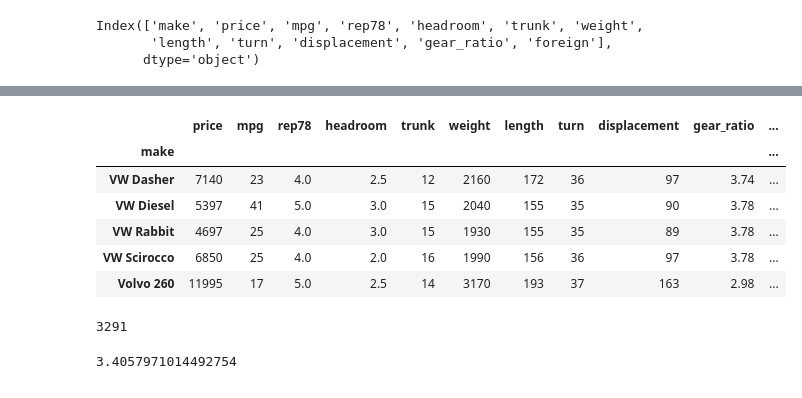
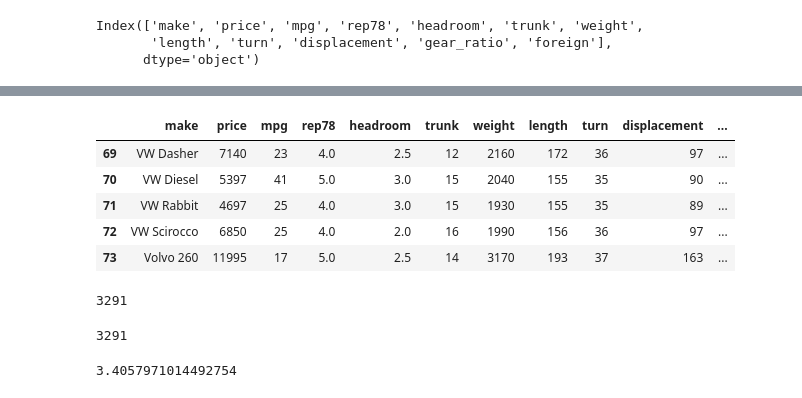
Before and after one commit to mydam169/Python-Bootcamp---ENS-PS, a Jupyter notebook: Python_Bootcamp_ENS_PS.ipynb, the cells around one changed output, grey strips where cells are left out. Saved outputs shown, nothing was run; the diff lists cells and outputs as text; code cells hidden in the pictures.

```diff
--- a/Python_Bootcamp_ENS_PS.ipynb
+++ b/Python_Bootcamp_ENS_PS.ipynb
@@ -1499,13 +1524,12 @@ df1.head()
 # %%
 # Print the last five rows
-df1.tail()
+df.tail()
 # %% [output]
-|  | price | mpg | rep78 | headroom | trunk | weight | length | turn | displacement | gear_ratio | ... |
-| make |  |  |  |  |  |  |  |  |  |  | ... |
-| VW Dasher | 7140 | 23 | 4.0 | 2.5 | 12 | 2160 | 172 | 36 | 97 | 3.74 | ... |
-| VW Diesel | 5397 | 41 | 5.0 | 3.0 | 15 | 2040 | 155 | 35 | 90 | 3.78 | ... |
-| VW Rabbit | 4697 | 25 | 4.0 | 3.0 | 15 | 1930 | 155 | 35 | 89 | 3.78 | ... |
-| VW Scirocco | 6850 | 25 | 4.0 | 2.0 | 16 | 1990 | 156 | 36 | 97 | 3.78 | ... |
-| Volvo 260 | 11995 | 17 | 5.0 | 2.5 | 14 | 3170 | 193 | 37 | 163 | 2.98 | ... |
+|  | make | price | mpg | rep78 | headroom | trunk | weight | length | turn | displacement | ... |
+| 69 | VW Dasher | 7140 | 23 | 4.0 | 2.5 | 12 | 2160 | 172 | 36 | 97 | ... |
+| 70 | VW Diesel | 5397 | 41 | 5.0 | 3.0 | 15 | 2040 | 155 | 35 | 90 | ... |
+| 71 | VW Rabbit | 4697 | 25 | 4.0 | 3.0 | 15 | 1930 | 155 | 35 | 89 | ... |
+| 72 | VW Scirocco | 6850 | 25 | 4.0 | 2.0 | 16 | 1990 | 156 | 36 | 97 | ... |
+| 73 | Volvo 260 | 11995 | 17 | 5.0 | 2.5 | 14 | 3170 | 193 | 37 | 163 | ... |
 # %%
 # Find the minimum price
@@ -1513,4 +1537,8 @@ df1.price.min()
 # %% [output]
 3291
+# %%
+df.loc[:, 'price'].min()
+# %% [output]
+3291
 # %%
 # Find the average price
```
Also changed, not shown: parts of 162 cells of this notebook.
